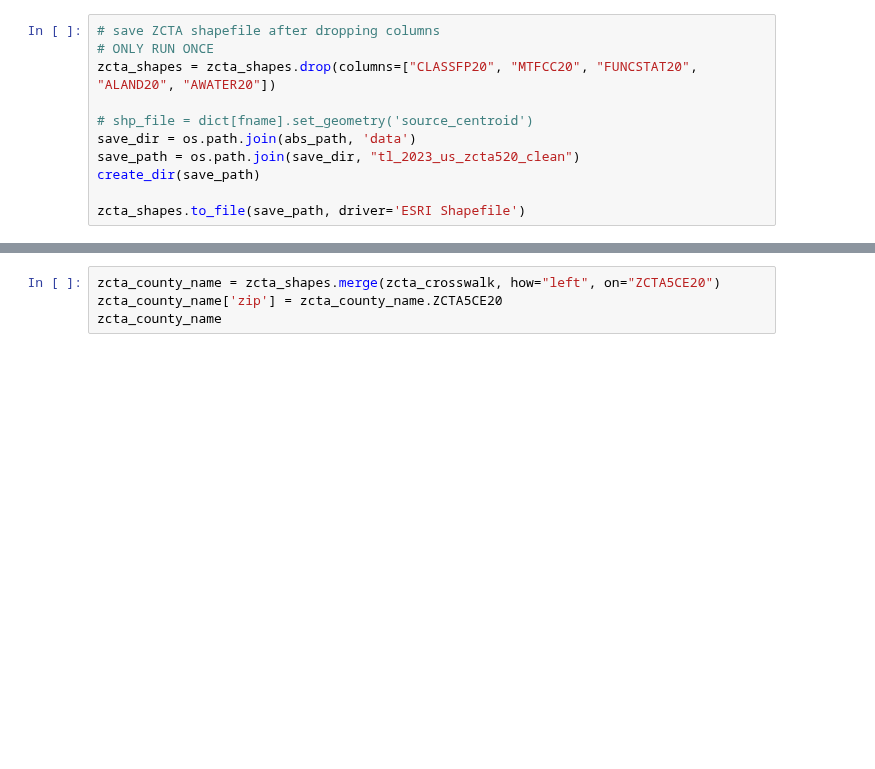
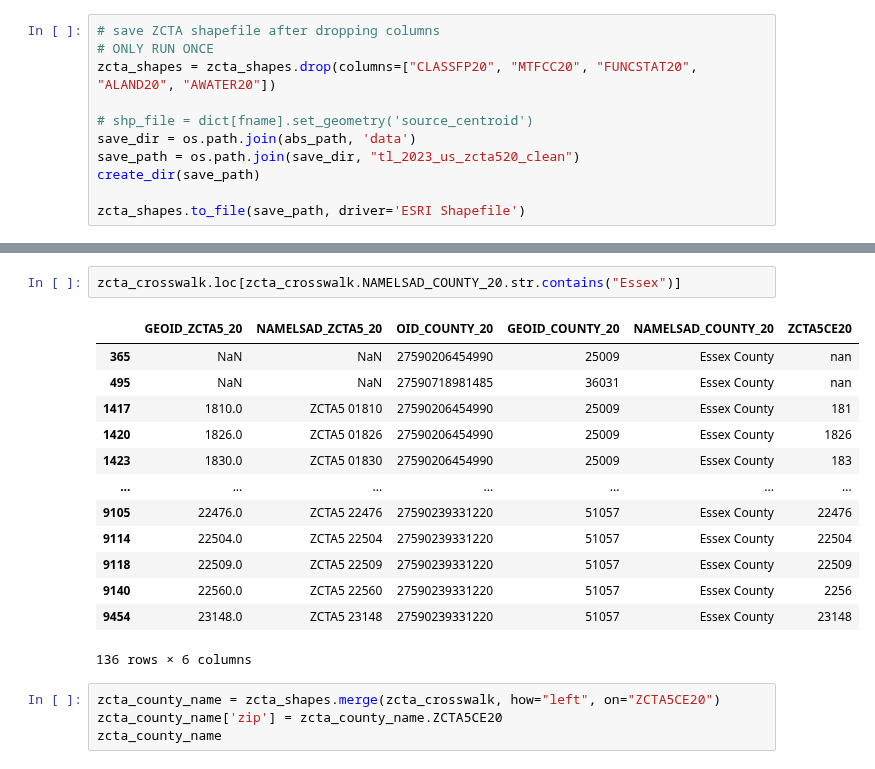
Before and after one commit to brian-cy-chang/UW_Geospatial, a Jupyter notebook: notebooks/nominatim_parsing.ipynb, the cells around one changed output, grey strips where cells are left out. Saved outputs shown, nothing was run; the diff lists cells and outputs as text; blank space fills up the shorter version.

```diff
--- a/notebooks/nominatim_parsing.ipynb
+++ b/notebooks/nominatim_parsing.ipynb
@@ -108,6 +109,22 @@ zcta_crosswalk
 | 47861 | 99927.0 | ZCTA5 99927 | 275903025880880 | 2198 | Prince of Wales-Hyder Census Area | 99927 |
 | 47862 | 99929.0 | ZCTA5 99929 | 275903025880906 | 2275 | Wrangell City and Borough | 99929 |
 47863 rows × 6 columns
+# %%
+zcta_crosswalk.loc[zcta_crosswalk.NAMELSAD_COUNTY_20.str.contains("Essex")]
+# %% [output]
+|  | GEOID_ZCTA5_20 | NAMELSAD_ZCTA5_20 | OID_COUNTY_20 | GEOID_COUNTY_20 | NAMELSAD_COUNTY_20 | ZCTA5CE20 |
+| 365 | NaN | NaN | 27590206454990 | 25009 | Essex County | nan |
+| 495 | NaN | NaN | 27590718981485 | 36031 | Essex County | nan |
+| 1417 | 1810.0 | ZCTA5 01810 | 27590206454990 | 25009 | Essex County | 181 |
+| 1420 | 1826.0 | ZCTA5 01826 | 27590206454990 | 25009 | Essex County | 1826 |
+| 1423 | 1830.0 | ZCTA5 01830 | 27590206454990 | 25009 | Essex County | 183 |
+| ... | ... | ... | ... | ... | ... | ... |
+| 9105 | 22476.0 | ZCTA5 22476 | 27590239331220 | 51057 | Essex County | 22476 |
+| 9114 | 22504.0 | ZCTA5 22504 | 27590239331220 | 51057 | Essex County | 22504 |
+| 9118 | 22509.0 | ZCTA5 22509 | 27590239331220 | 51057 | Essex County | 22509 |
+| 9140 | 22560.0 | ZCTA5 22560 | 27590239331220 | 51057 | Essex County | 2256 |
+| 9454 | 23148.0 | ZCTA5 23148 | 27590239331220 | 51057 | Essex County | 23148 |
+136 rows × 6 columns
 # %%
 zcta_county_name = zcta_shapes.merge(zcta_crosswalk, how="left", on="ZCTA5CE20")
 zcta_county_name['zip'] = zcta_county_name.ZCTA5CE20
```
Also changed, not shown: parts of 10 cells of this notebook, 1 other file.
